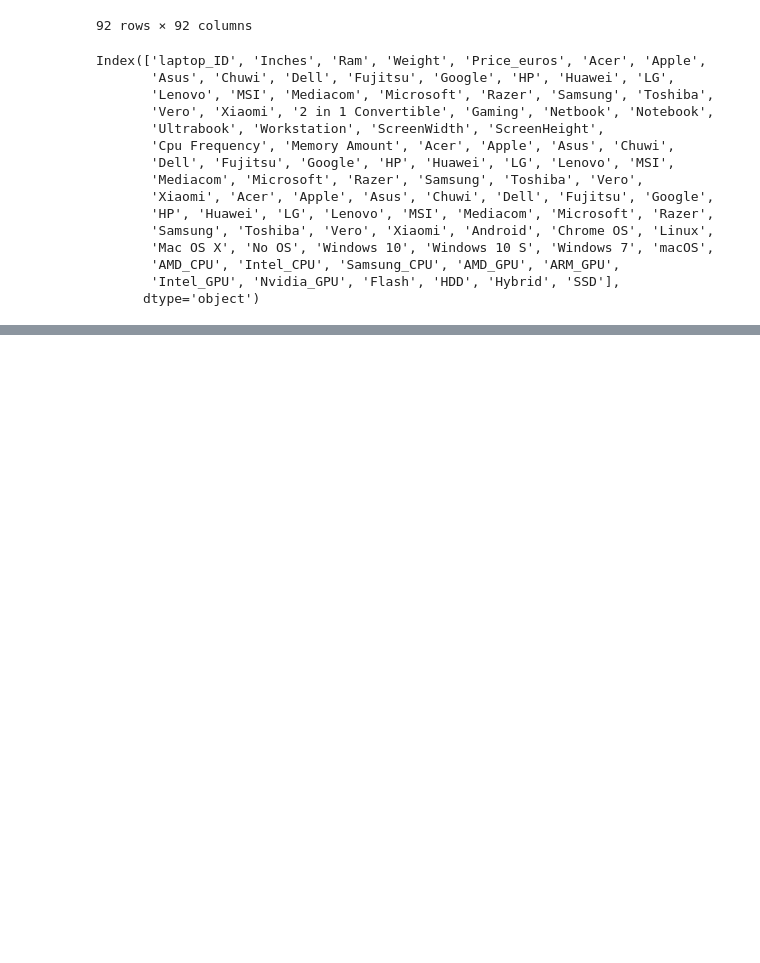
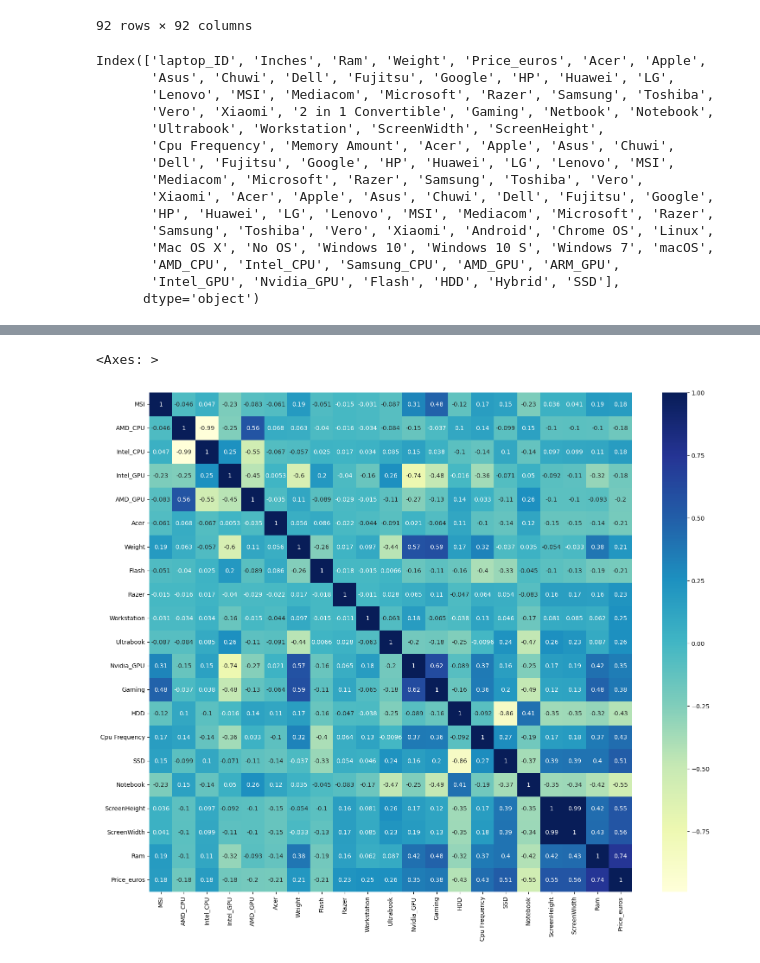
Before and after one commit to kamijoseph/laptop-price-prediction-model, a Jupyter notebook: Laptop_price_predictor.ipynb, the cells around one changed output, grey strips where cells are left out. Cells and saved outputs as stored; diff of their text form; code cells hidden in the pictures; blank space fills up the shorter version.

Commit message:
correlation vizz

```diff
--- a/Laptop_price_predictor.ipynb
+++ b/Laptop_price_predictor.ipynb
@@ -424,0 +456,3 @@ data = data.loc[:, ~data.columns.duplicated()]
+# %%
+target_correlation = data.corr()["Price_euros"].apply(abs).sort_values()
+target_correlation
@@ -424,0 +477,4 @@ data = data.loc[:, ~data.columns.duplicated()]
+# %%
+selected_features = target_correlation[-21:].index
+selected_features = list(selected_features)
+selected_features
@@ -424,0 +499,3 @@ data = data.loc[:, ~data.columns.duplicated()]
+# %%
+limited_data = data[selected_features]
+limited_data
@@ -424,0 +516,6 @@ data = data.loc[:, ~data.columns.duplicated()]
+# %%
+plt.figure(figsize=(18, 15))
+sns.heatmap(limited_data.corr(), annot=True, cmap=("YlGnBu"))
+# %% [output]
+<Axes: >
+[figure, added]
```
Also changed, not shown: parts of 7 cells of this notebook.
